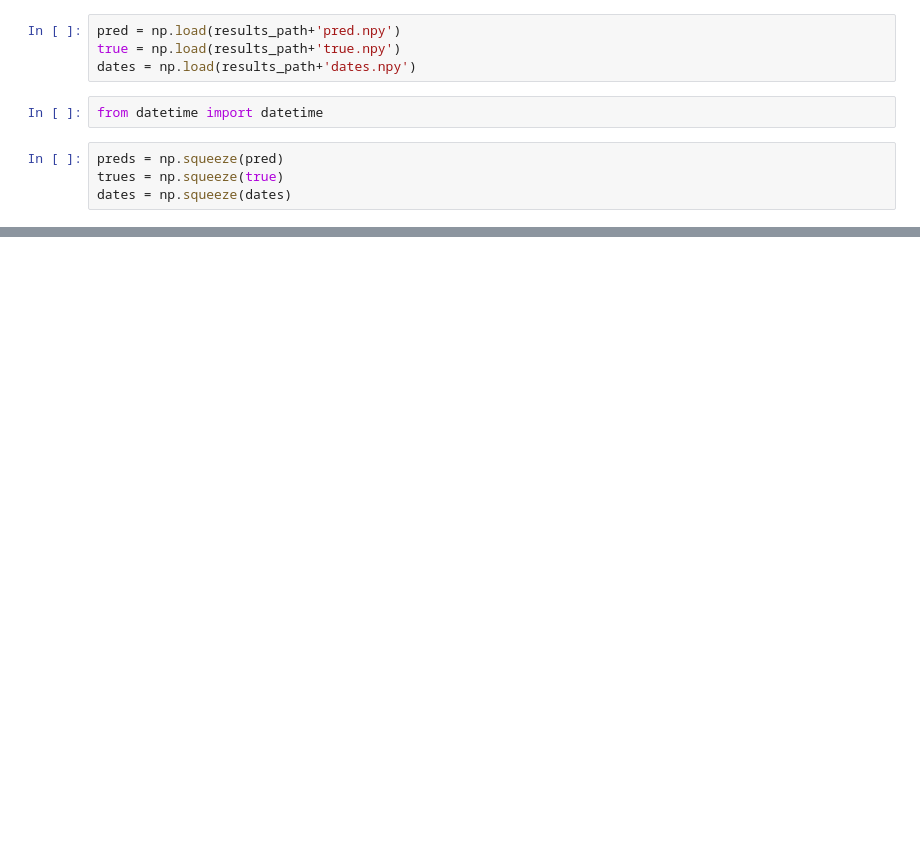
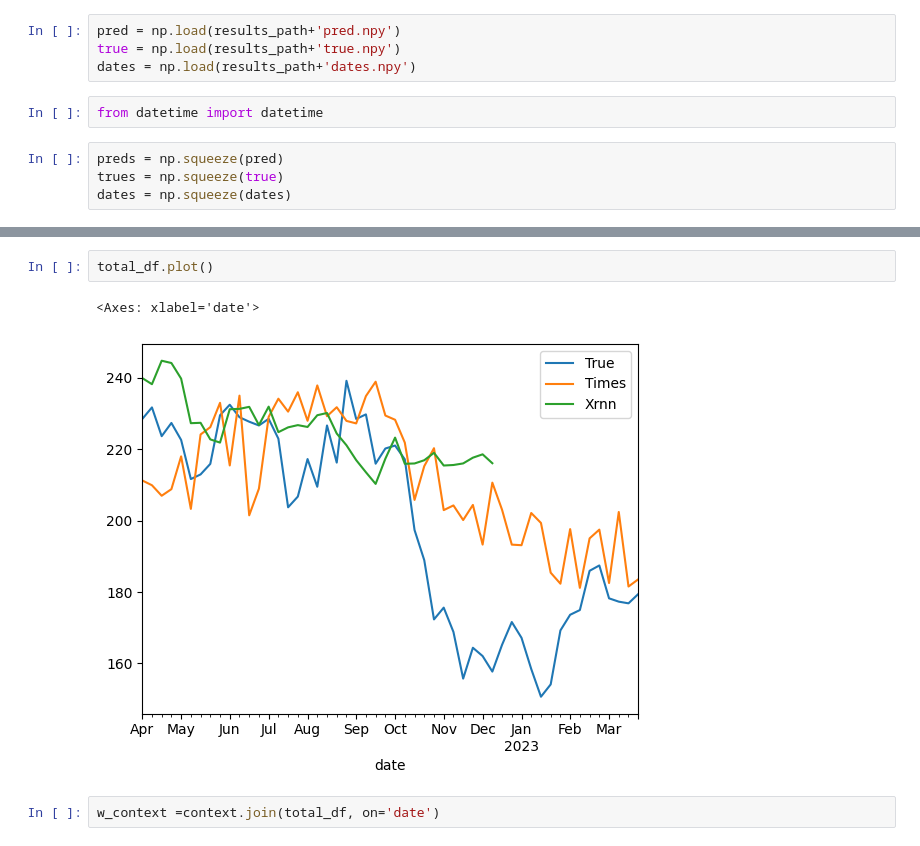
Before and after one commit to FranciscoSotoU/Time-Series-Library, a Jupyter notebook: exploration.ipynb, the cells around one changed output, grey strips where cells are left out. Cells and saved outputs as stored; diff of their text form; blank space fills up the shorter version.

```diff
--- a/exploration.ipynb
+++ b/exploration.ipynb
@@ -53,0 +78,7 @@ times_df = times_df
+# %%
+total_df.plot()
+# %% [output]
+<Axes: xlabel='date'>
+[figure, added]
+# %%
+w_context =context.join(total_df, on='date')
```
Also changed, not shown: parts of 42 cells of this notebook, 6 other files.
